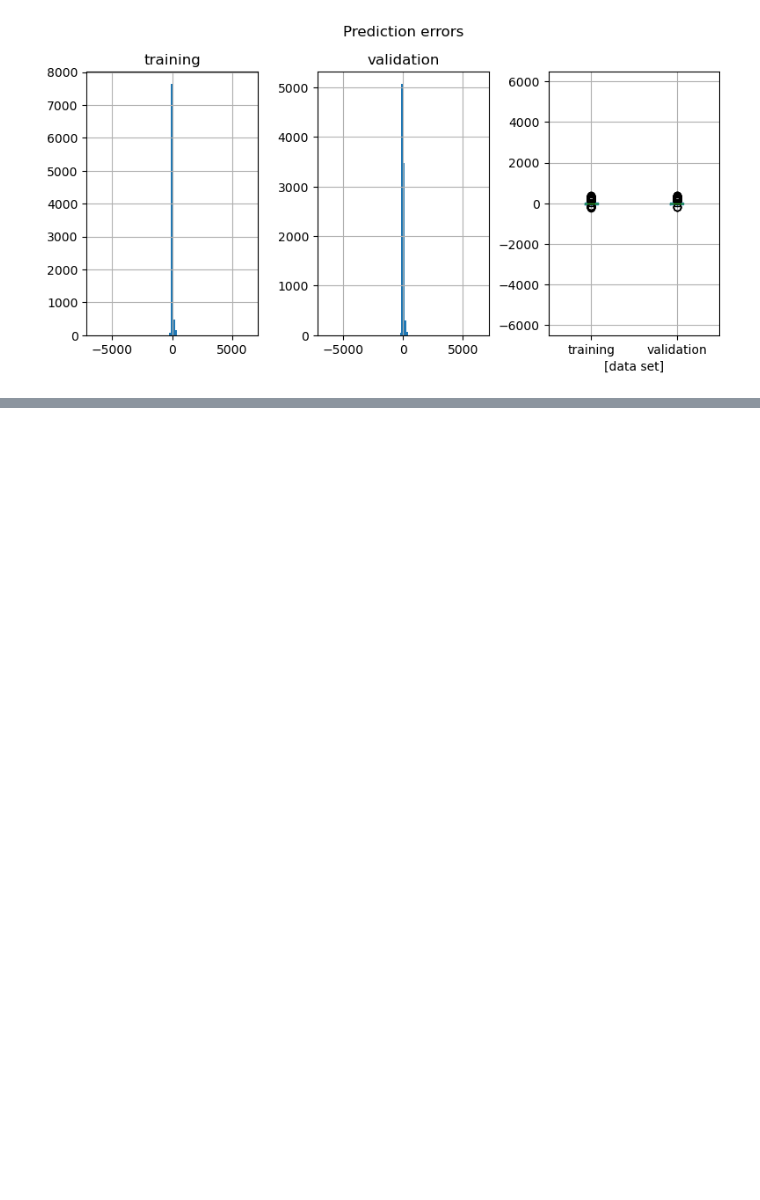
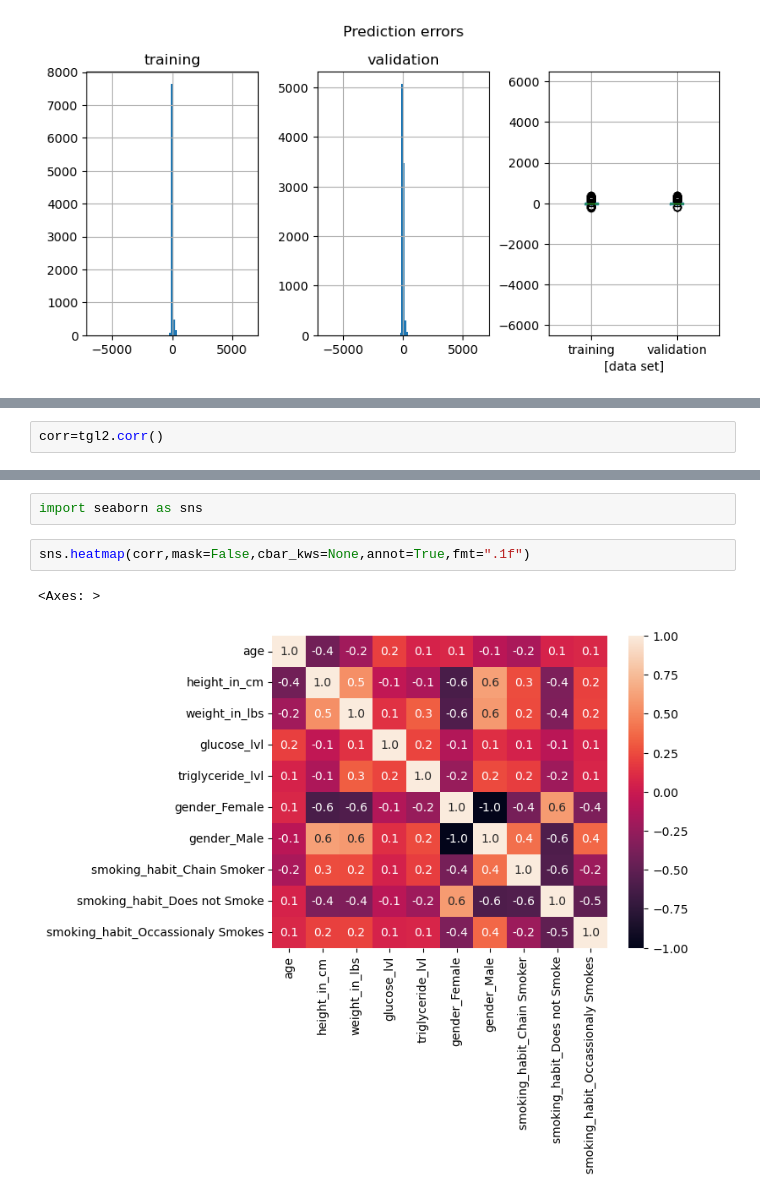
Before and after one commit to alnarayana6/Datascience, a Jupyter notebook: Python/Lupin_Triglycerides/triglycerides.ipynb, the cells around one changed output, grey strips where cells are left out. Saved outputs shown, nothing was run; the diff lists cells and outputs as text; blank space fills up the shorter version.

```diff
--- a/Python/Lupin_Triglycerides/triglycerides.ipynb
+++ b/Python/Lupin_Triglycerides/triglycerides.ipynb
@@ -127,0 +134,2 @@ plt.show()
+# %%
+corr=tgl2.corr()
@@ -127,0 +156,7 @@ plt.show()
+# %%
+import seaborn as sns
+# %%
+sns.heatmap(corr,mask=False,cbar_kws=None,annot=True,fmt=".1f")
+# %% [output]
+<Axes: >
+[figure, added]
```
Also changed, not shown: parts of 4 cells of this notebook.
